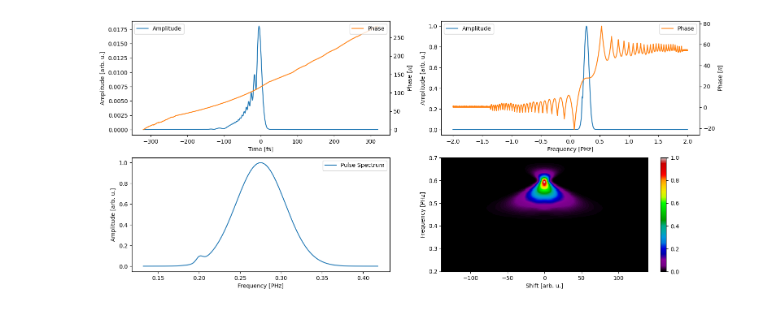
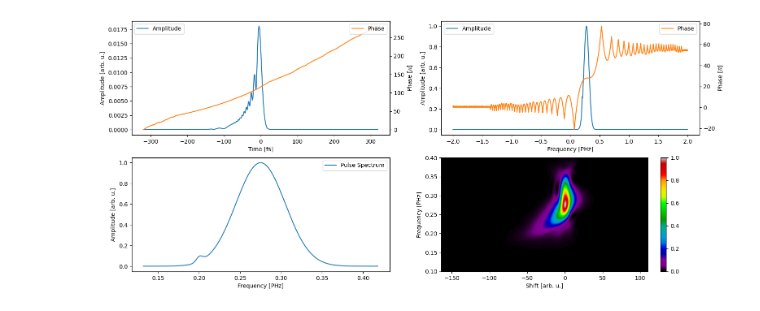
Before and after one commit to matillda123/Pulse-Retrieval-with-JAX, a Jupyter notebook: _usage_example.ipynb, the cells around one changed output. Cells and saved outputs as stored; diff of their text form; code cells hidden in the pictures.

```diff
--- a/_usage_example.ipynb
+++ b/_usage_example.ipynb
@@ -31,7 +31,7 @@ amp = GaussianAmplitude(central_frequency = central_f, amplitude = 1.0, fwhm = 0
 _, _, frequency_gate, pulse_f_gate = pulse_maker.generate_pulse((amp, phase))
 
 
-delay, frequency, trace, spectra=pulse_maker.generate_frog(time_inp, frequency_inp, pulse_t_inp, pulse_f_inp, "shg", cross_correlation=False,
+delay, frequency, trace, spectra=pulse_maker.generate_frog(time_inp, frequency_inp, pulse_t_inp, pulse_f_inp, "pg", cross_correlation=False, interferometric=False,
                                                           gate=(frequency_gate, pulse_f_gate), real_fields=True, interpolate_fft_conform=False,
-                                                          N=128*2, scale_time_range=1.5, plot_stuff=True, cut_off_val=0.0001, frequency_range=(0.2,0.7))
+                                                          N=128*4, scale_time_range=1.5, plot_stuff=True, cut_off_val=0.0001, frequency_range=(0.1,0.4))
 # %% [output]
@@ -38,2 +39,2 @@ delay, frequency, trace, spectra=pulse_maker.generate_frog(time_inp, frequency_i
-[figure, old version]
+[figure, new version]
 # %%
```
Also changed, not shown: parts of 14 cells of this notebook, 10 other files.
